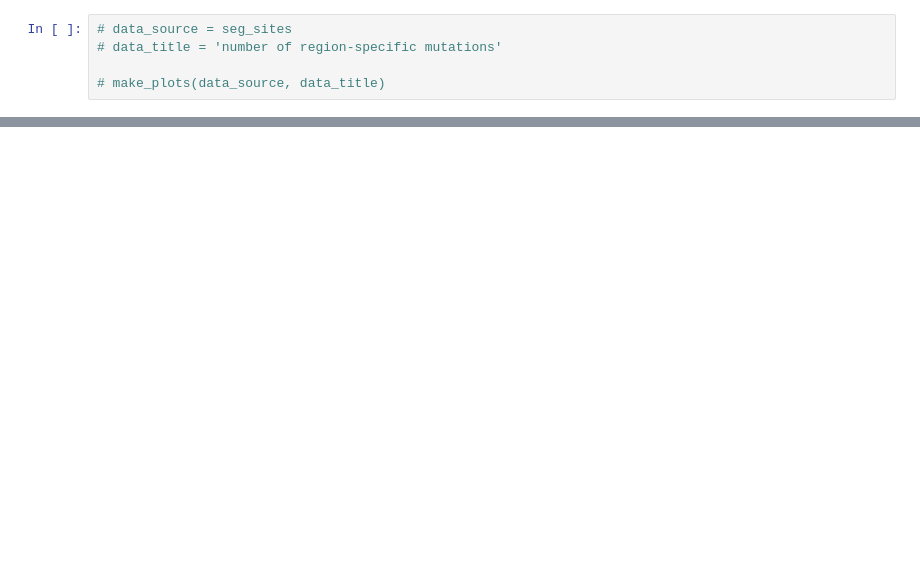
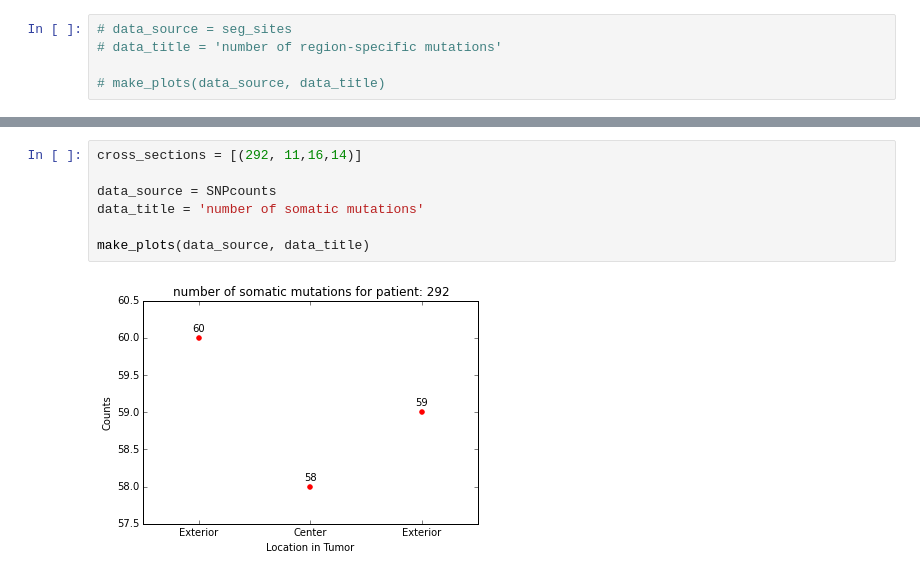
Before and after one commit to zafarali/tumorheterogeneity, a Jupyter notebook: clinical_data/region-data.ipynb, the cells around one changed output, grey strips where cells are left out. Drawn from its saved outputs; the diff is of its cells as text; blank space fills up the shorter version.

```diff
--- a/clinical_data/region-data.ipynb
+++ b/clinical_data/region-data.ipynb
@@ -228,0 +219,9 @@ make_plots(data_source, data_title)
+# %%
+cross_sections = [(292, 11,16,14)]
+
+data_source = SNPcounts
+data_title = 'number of somatic mutations'
+
+make_plots(data_source, data_title)
+# %% [output]
+[figure, added]
```
Also changed, not shown: parts of 5 cells of this notebook.
